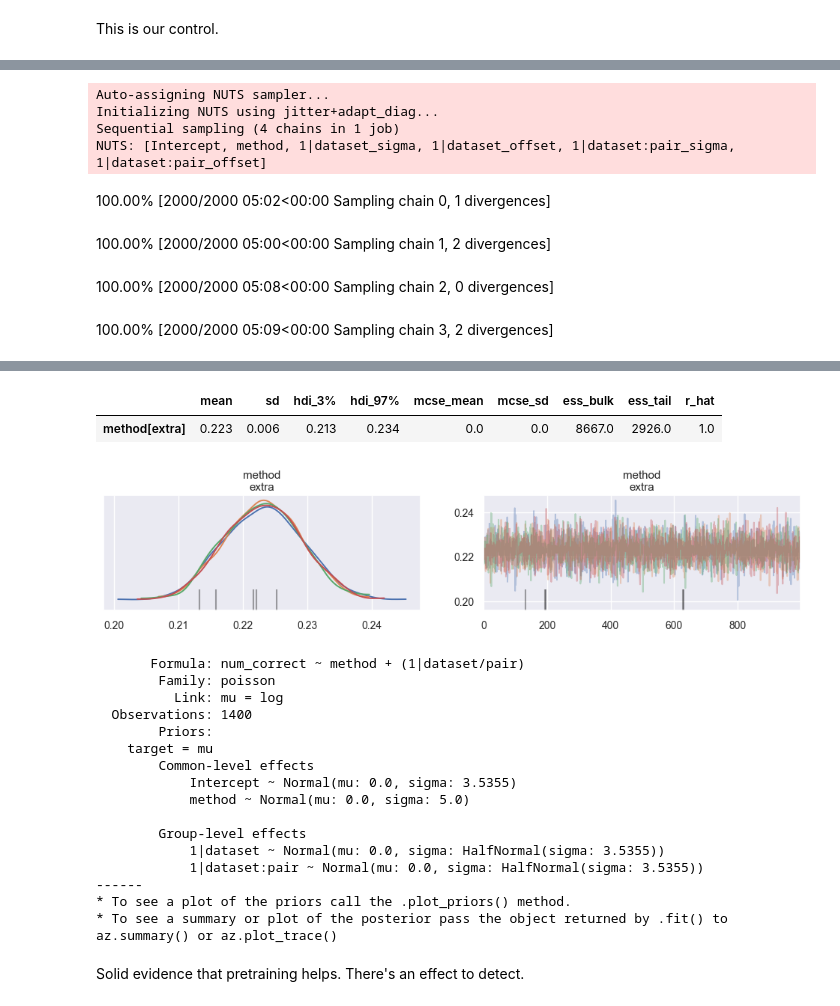
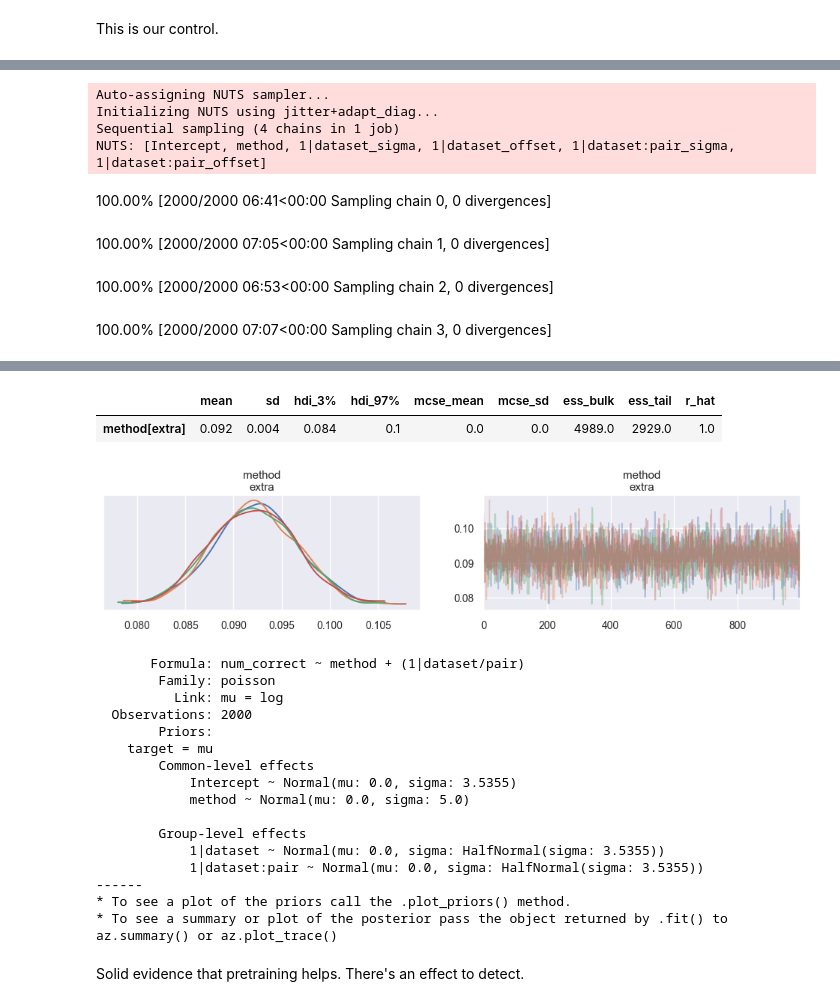
Before and after one commit to kddubey/pretrain-on-test, a Jupyter notebook: meta_analysis.ipynb, the cells around one changed output, grey strips where cells are left out. Drawn from its saved outputs; the diff is of its cells as text; code cells hidden in the pictures.

```diff
--- a/meta_analysis.ipynb
+++ b/meta_analysis.ipynb
@@ -21,10 +22,12 @@ import torch
 WARNING (pytensor.tensor.blas): Using NumPy C-API based implementation for BLAS functions.
 # %%
 sns.set_theme(style="darkgrid")
+# %%
+model: Literal["bert", "gpt2"] = "bert"
 # %% [markdown]
 # Load data
 # %%
-ACCURACIES_DIR = os.path.join("accuracies_from_paper", "gpt2")
+ACCURACIES_DIR = os.path.join("accuracies_from_paper", model)
 
 _dfs = []
 for dataset in sorted(os.listdir(ACCURACIES_DIR)):
@@ -127,7 +130,7 @@ def eda(
     print(summary.mean())
     return summary.round(3)
 # %%
-def model(
+def stat_model(
     num_correct_df: pd.DataFrame, control_column: str, treatment_column: str
 ) -> tuple[bmb.Model, az.InferenceData]:
     df = (
@@ -195,5 +202,5 @@ dtype: float64
 # %%
-model_control, summary_control = model(
+model_control, summary_control = stat_model(
     num_correct_df, control_column="base", treatment_column="extra"
 )
 # %% [output]
@@ -201,7 +208,7 @@ Auto-assigning NUTS sampler...
 Initializing NUTS using jitter+adapt_diag...
 Sequential sampling (4 chains in 1 job)
 NUTS: [Intercept, method, 1|dataset_sigma, 1|dataset_offset, 1|dataset:pair_sigma, 1|dataset:pair_offset]
-100.00% [2000/2000 05:02<00:00 Sampling chain 0, 1 divergences]
+100.00% [2000/2000 06:41<00:00 Sampling chain 0, 0 divergences]
-100.00% [2000/2000 05:00<00:00 Sampling chain 1, 2 divergences]
+100.00% [2000/2000 07:05<00:00 Sampling chain 1, 0 divergences]
-100.00% [2000/2000 05:08<00:00 Sampling chain 2, 0 divergences]
+100.00% [2000/2000 06:53<00:00 Sampling chain 2, 0 divergences]
-100.00% [2000/2000 05:09<00:00 Sampling chain 3, 2 divergences]
+100.00% [2000/2000 07:07<00:00 Sampling chain 3, 0 divergences]
@@ -211,13 +218,13 @@ There were 5 divergences after tuning. Increase `target_accept` or reparameteriz
 |  | mean | sd | hdi_3% | hdi_97% | mcse_mean | mcse_sd | ess_bulk | ess_tail | r_hat |
-| method[extra] | 0.223 | 0.006 | 0.213 | 0.234 | 0.0 | 0.0 | 8667.0 | 2926.0 | 1.0 |
+| method[extra] | 0.092 | 0.004 | 0.084 | 0.1 | 0.0 | 0.0 | 4989.0 | 2929.0 | 1.0 |
-[figure, old version]
+[figure, new version]
 # %%
 print(model_control)
 # %% [output]
        Formula: num_correct ~ method + (1|dataset/pair)
         Family: poisson
           Link: mu = log
-  Observations: 1400
+  Observations: 2000
         Priors:
     target = mu
         Common-level effects
```
Also changed, not shown: parts of 10 cells of this notebook, 3 other files.
